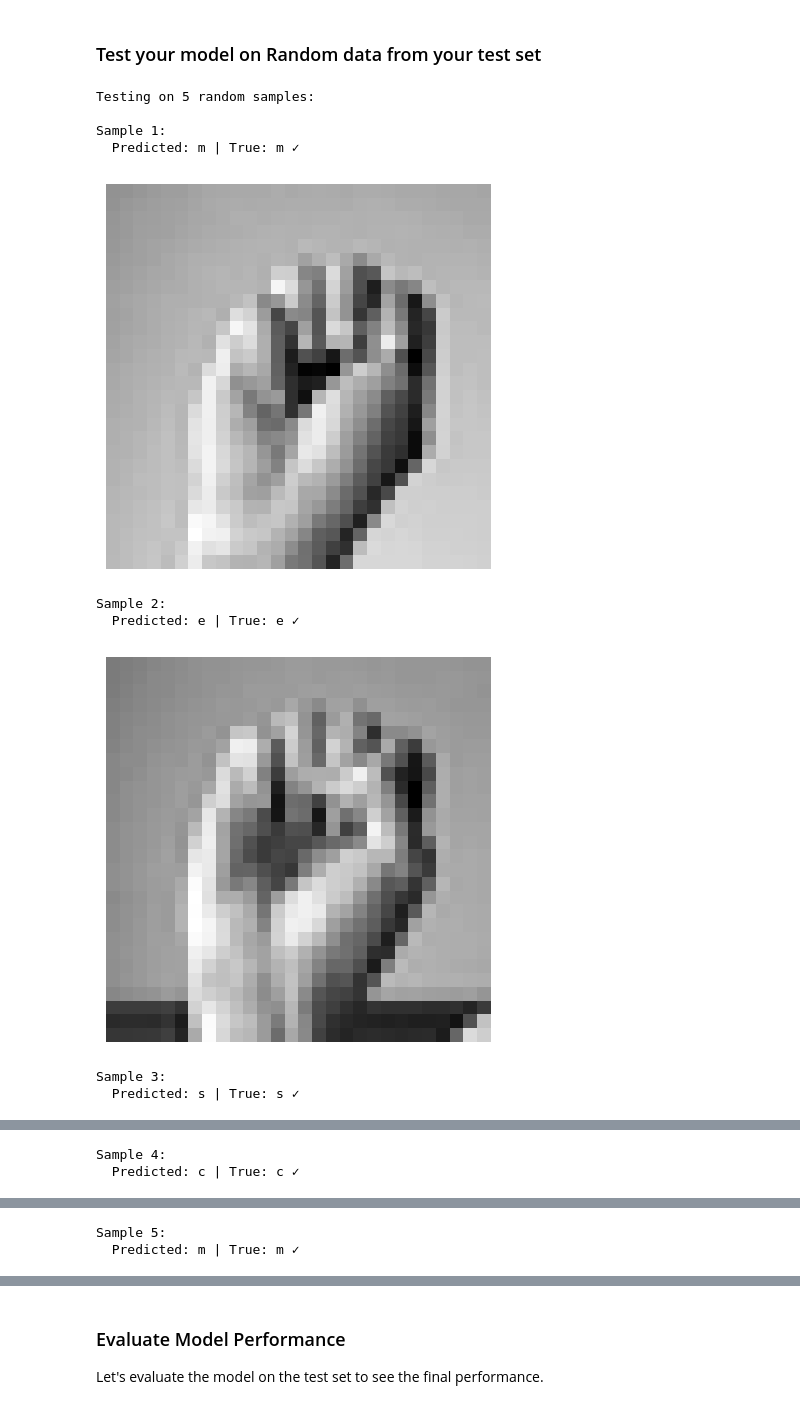
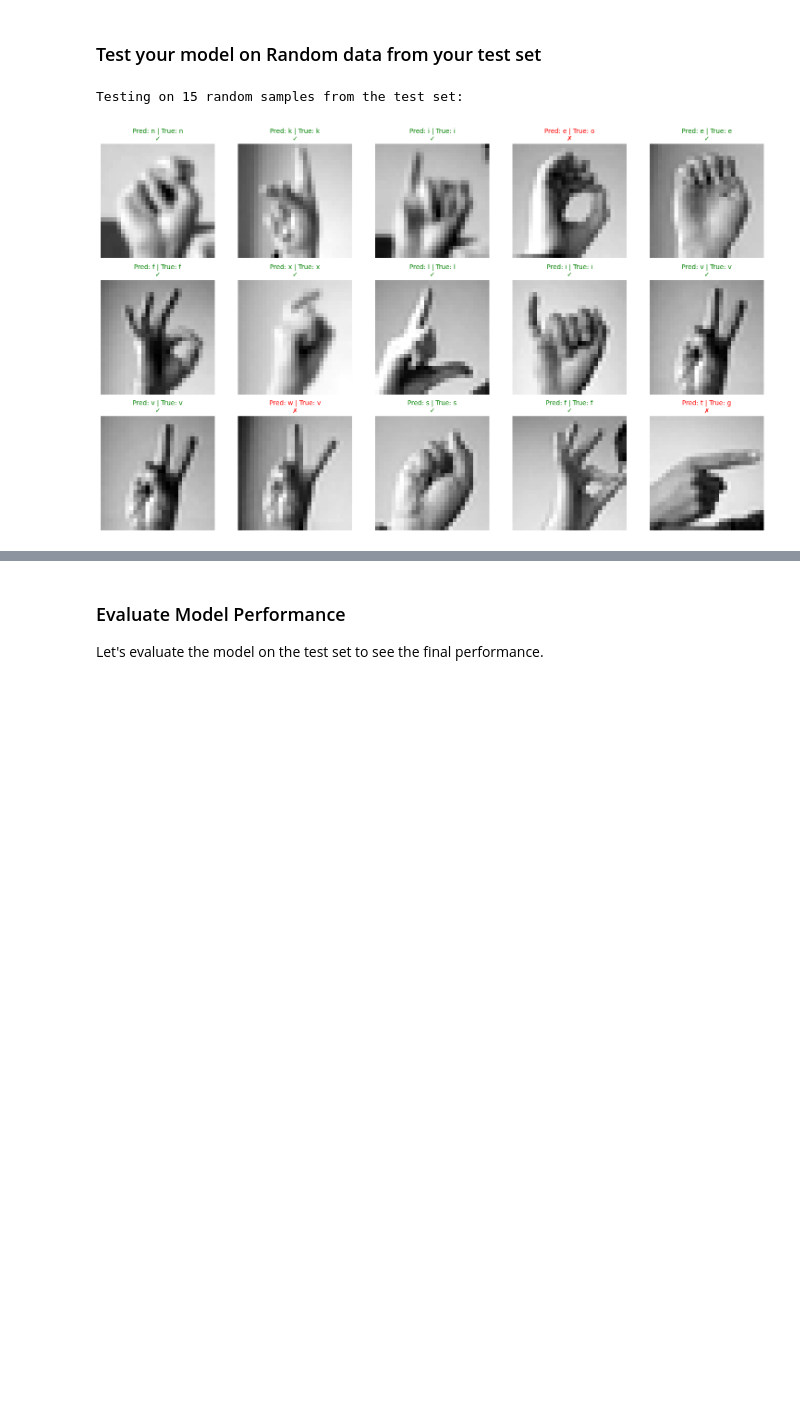
Before and after one commit to Cpano98/advanced-mlm-team78, a Jupyter notebook: TC4033_Activity1b_ID78/A1b_DL_TC5033.ipynb, the cells around one changed output, grey strips where cells are left out. Drawn from its saved outputs; the diff is of its cells as text; code cells hidden in the pictures; blank space fills up the shorter version.

```diff
--- a/TC4033_Activity1b_ID78/A1b_DL_TC5033.ipynb
+++ b/TC4033_Activity1b_ID78/A1b_DL_TC5033.ipynb
@@ -675,33 +250,36 @@ For the ASL dataset, we design a fully connected neural network with the followi
 # %% [markdown]
 ### Test your model on Random data from your test set
 # %%
-# Test on a few random samples
-num_samples = 5
-print(f"Testing on {num_samples} random samples:\n")
+# Test on random samples from test set with improved printing
+
+num_samples = 15
+print(f"\nTesting on {num_samples} random samples from the test set:\n")
+fig, axes = plt.subplots(3, 5, figsize=(15, 9))
+axes = axes.flatten()
 
 for i in range(num_samples):
     idx = np.random.randint(len(y_test))
 
     # Get prediction
     pred = model.predict(x_test[idx].reshape(-1, 1))
     true_label = y_test[idx]
+    is_correct = "✓" if pred == true_label else "✗"
 
-    # Display result
-    is_correct = "✓" if pred == true_label else "✗"
-    print(f"Sample {i+1}:")
-    print(f"  Predicted: {alphabet[pred]} | True: {alphabet[true_label]} {is_correct}")
+    # Display result on the subplot
+    axes[i].imshow(x_test[idx].reshape(28, 28), cmap='gray')
+    axes[i].set_title(
+        f"Pred: {alphabet[pred]} | True: {alphabet[true_label]}\n{is_correct}",
+        fontsize=10,
+        color='green' if is_correct == "✓" else 'red'
+    )
+    axes[i].axis('off')
 
-    # Plot the image
-    plot_number(x_test[idx].reshape(28, 28))
-    print()
+# Remove any unused axes
+for j in range(num_samples, len(axes)):
+    axes[j].axis('off')
+
+plt.tight_layout()
+plt.show()
 # %% [output]
-Testing on 5 random samples:
-
-Sample 1:
-  Predicted: m | True: m ✓
+Testing on 15 random samples from the test set:
-[figure, old version]
+[figure, new version]
-Sample 2:
-  Predicted: e | True: e ✓
-[figure, removed]
-Sample 3:
-  Predicted: s | True: s ✓
@@ -709,2 +285,0 @@ Sample 3:
-Sample 4:
-  Predicted: c | True: c ✓
@@ -712,2 +285,0 @@ Sample 4:
-Sample 5:
-  Predicted: m | True: m ✓
```
Also changed, not shown: parts of 23 cells of this notebook, 12 other files.
